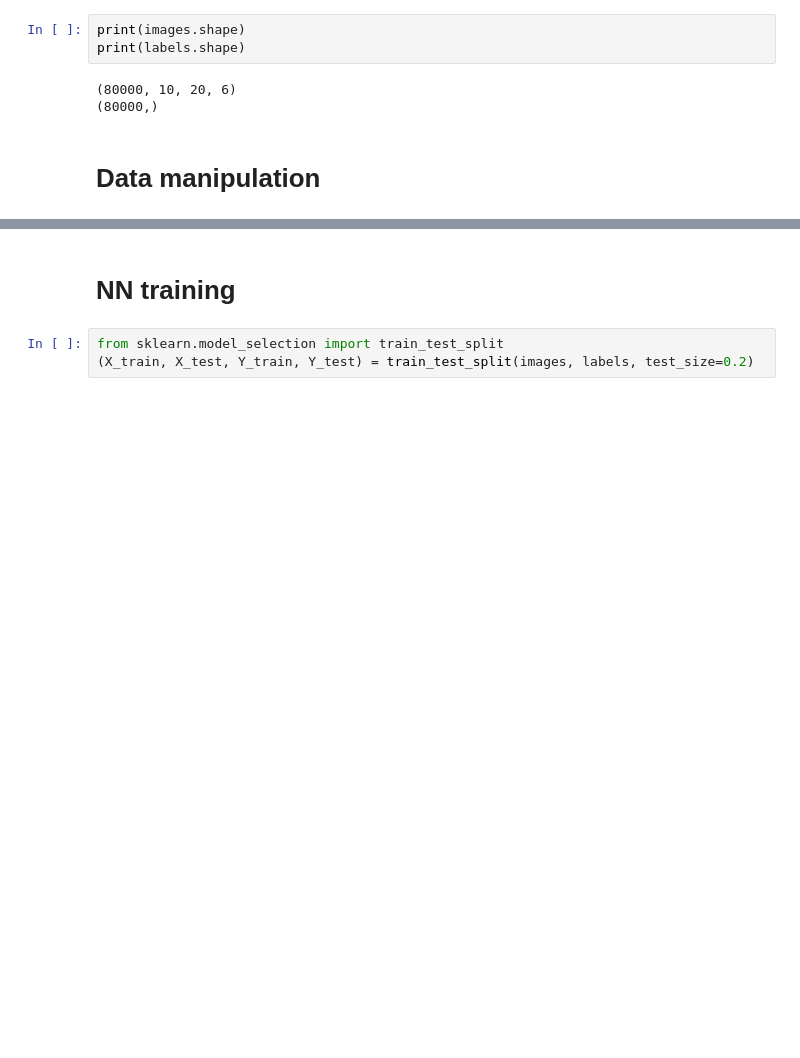
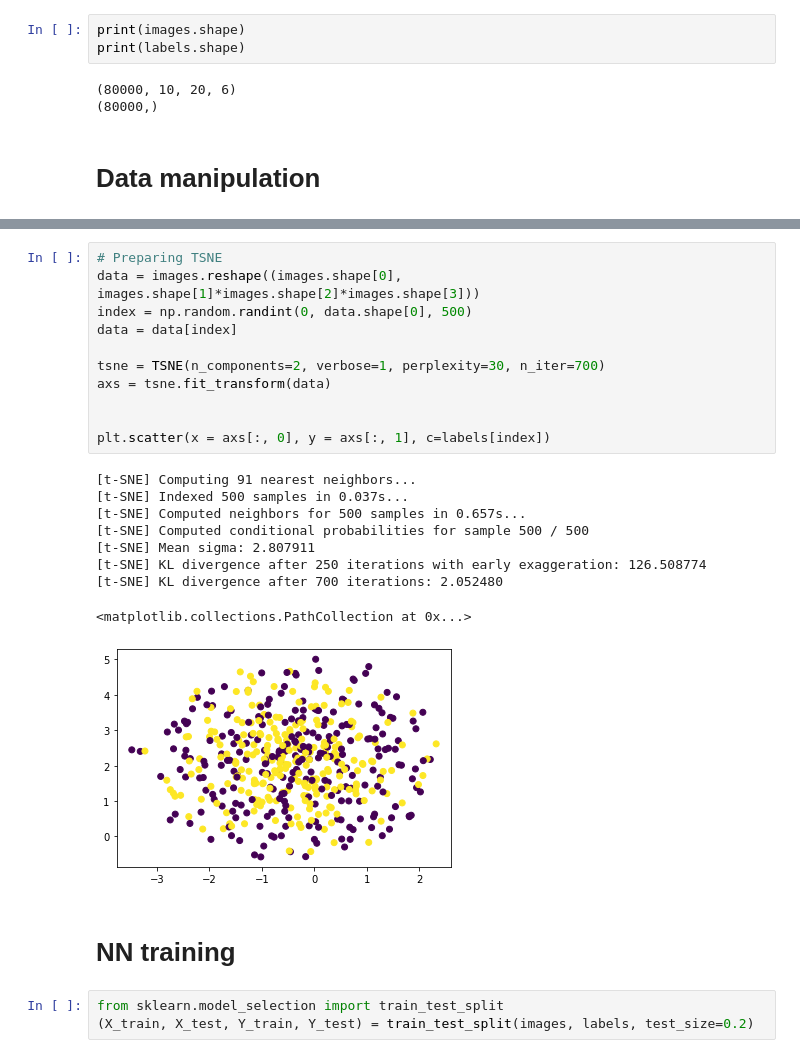
Before and after one commit to Unoaccaso/ML_final_project, a Jupyter notebook: Progetto.ipynb, the cells around one changed output, grey strips where cells are left out. Cells and saved outputs as stored; diff of their text form; blank space fills up the shorter version.

```diff
--- a/Progetto.ipynb
+++ b/Progetto.ipynb
@@ -103,3 +102,24 @@ plt.show()
+# %%
+# Preparing TSNE
+data = images.reshape((images.shape[0], images.shape[1]*images.shape[2]*images.shape[3]))
+index = np.random.randint(0, data.shape[0], 500)
+data = data[index]
+
+tsne = TSNE(n_components=2, verbose=1, perplexity=30, n_iter=700)
+axs = tsne.fit_transform(data)
+
+
+plt.scatter(x = axs[:, 0], y = axs[:, 1], c=labels[index])
+# %% [output]
+[t-SNE] Computing 91 nearest neighbors...
+[t-SNE] Indexed 500 samples in 0.037s...
+[t-SNE] Computed neighbors for 500 samples in 0.657s...
+[t-SNE] Computed conditional probabilities for sample 500 / 500
+[t-SNE] Mean sigma: 2.807911
+[t-SNE] KL divergence after 250 iterations with early exaggeration: 126.508774
+[t-SNE] KL divergence after 700 iterations: 2.052480
+<matplotlib.collections.PathCollection at 0x...>
+[figure, added]
 # %% [markdown]
 # NN training
 # %%
```
Also changed, not shown: parts of 11 cells of this notebook.
